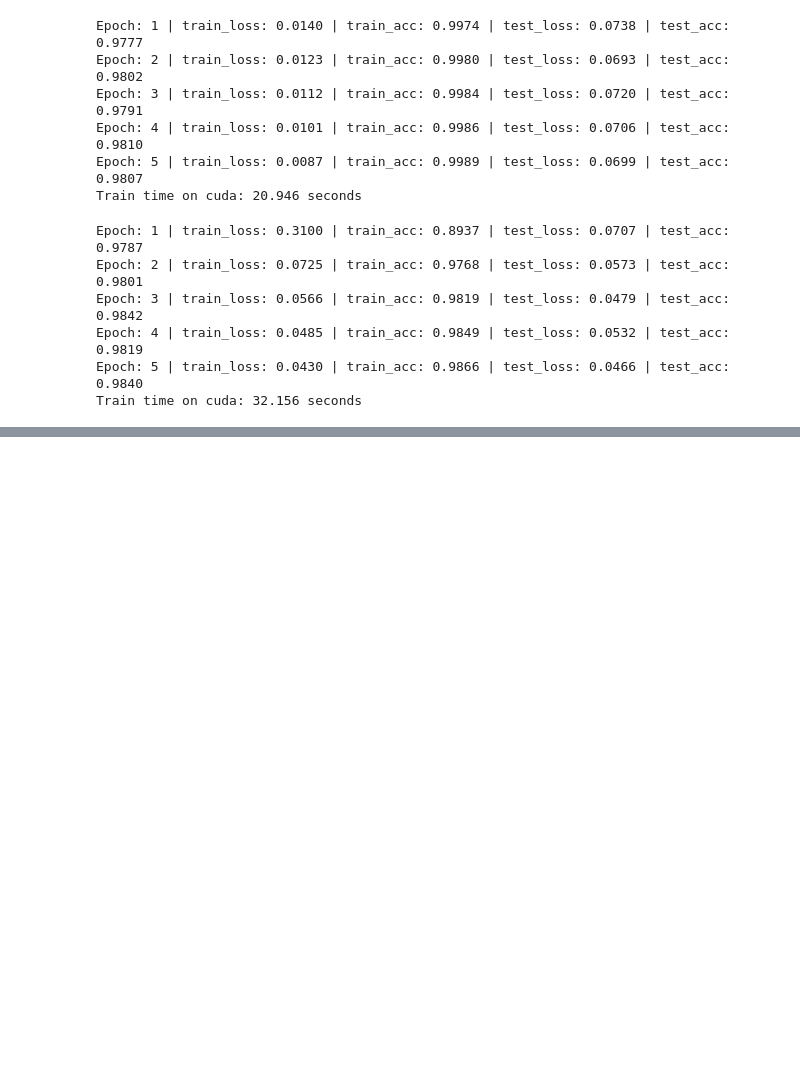
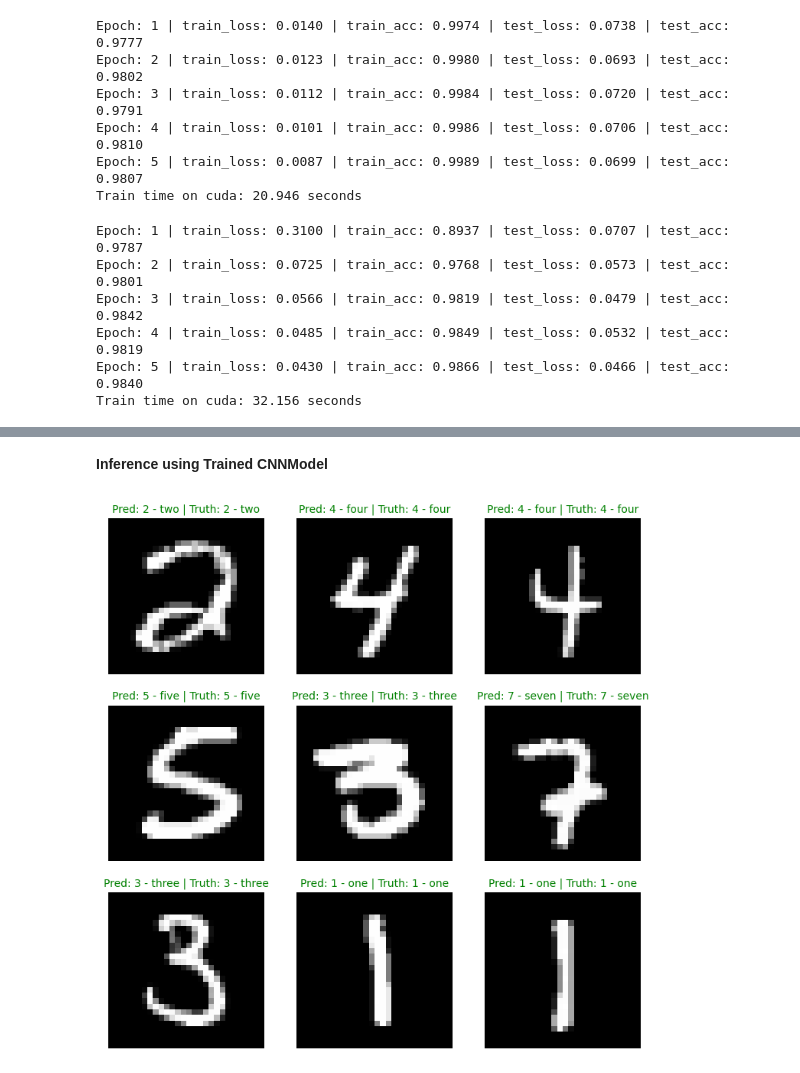
Before and after one commit to potcham/CV-projects, a Jupyter notebook: 01_digit_recognizer/01_MNIST.ipynb, the cells around one changed output, grey strips where cells are left out. Drawn from its saved outputs; the diff is of its cells as text; code cells hidden in the pictures; blank space fills up the shorter version.

```diff
--- a/01_digit_recognizer/01_MNIST.ipynb
+++ b/01_digit_recognizer/01_MNIST.ipynb
@@ -856,0 +713,6 @@ model_1_results
+# %% [markdown]
+**Inference using Trained CNNModel**
+# %%
+plot_some_results(model=model_cnn)
+# %% [output]
+[figure, added]
```
Also changed, not shown: parts of 40 cells of this notebook, 1 other file.
